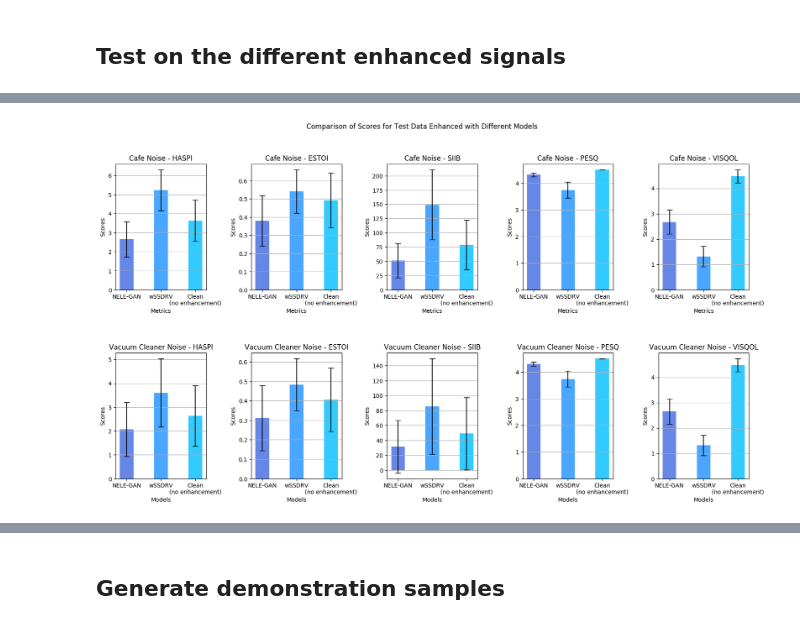
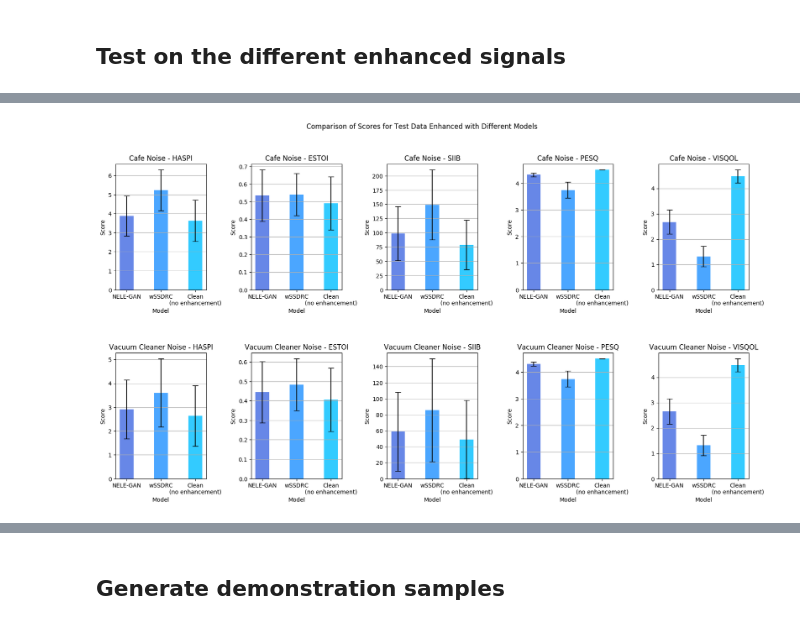
Before and after one commit to BrentonAD/SIT789-Task5-2HD, a Jupyter notebook: SIT789-Task5-2HD-notebook.ipynb, the cells around one changed output, grey strips where cells are left out. Drawn from its saved outputs; the diff is of its cells as text; code cells hidden in the pictures.

Commit message:
Fix bug in model testing

```diff
--- a/SIT789-Task5-2HD-notebook.ipynb
+++ b/SIT789-Task5-2HD-notebook.ipynb
@@ -934,7 +934,7 @@ p_power = (1/6) # or 0.15
 inv_p = 6
 Test_enhanced_Name = []
 utterance = 0
-output_path = "test-enhanced-data"
+output_path = "testing-enhanced-data"
 os.makedirs(output_path, exist_ok=True)
 G.eval()
 with torch.no_grad():
@@ -965,7 +965,6 @@ with torch.no_grad():
         mask = mask * beta_2 # normed alpha2
         mask = mask.detach().cpu().squeeze(0).numpy()
         enh_wav = SP_to_wav(mask, clean_mag, clean_phase) # enh_wav has approximately same energy as input, but not strictlly same since calculation error
-        enh_wav = enh_wav / rms(enh_wav) * 0.030 # Normalize enh_wav into exactly same energy level as input (here rms is set to 0.03 because we pre-normalized input speech into 0.03 RMS)
 
         enhanced_name=output_path+"/"+ wave_name[:-4]+'@1.wav'
 
@@ -996,7 +995,7 @@ def test_enhanced_signals(clean_wav_root, noise_wav_root, enhanced_file_list, no
 clean_wav_root = "data/Test/Clean/"
 noise_wav_root = "data/Test/Noise/"
 
-nele_gan_enhanced_list = [ "test-enhanced-data/"+file for file in os.listdir("test-enhanced-data") ]
+nele_gan_enhanced_list = [ "testing-enhanced-data/"+file for file in os.listdir("testing-enhanced-data") ]
 wssdrc_enhanced_list = [ "data/Test/MultiEnh/"+file for file in os.listdir("data/Test/MultiEnh") ]
 clean_list = [ clean_wav_root+file for file in os.listdir(clean_wav_root) ]
 
@@ -1017,7 +1032,7 @@ import numpy as np
 import matplotlib.pyplot as plt
 
 metrics = ('HASPI', 'ESTOI', 'SIIB', 'PESQ', 'VISQOL')
-model_names = ["NELE-GAN", "wSSDRV", "Clean\n(no enhancement)"]
+model_names = ["NELE-GAN", "wSSDRC", "Clean\n(no enhancement)"]
 
 # Number of metrics
 num_models = len(model_names)
@@ -1045,38 +1060,38 @@ bar_width = 0.4
 
 # Create a figure and subplots
 fig, axes = plt.subplots(nrows=2, ncols=len(metrics), figsize=(20, 10))
 
 # Create clustered bars for each metric - Cafe Noise
 for i, metric in enumerate(metrics):
     axes[0, i].bar(x, [cafe_nele_gan_avgs[i], cafe_wssdrc_avgs[i], cafe_clean_avgs[i]], bar_width, yerr=[cafe_nele_gan_std[i], cafe_wssdrc_std[i], cafe_clean_std[i]], ecolor='black', capsize=5, label='wSSDRC', color=['royalblue', 'dodgerblue', 'deepskyblue'], alpha=0.8)
     # Set the x-axis ticks and labels
     axes[0, i].set_xticks(x)
     axes[0, i].set_xticklabels(model_names)
     axes[0, i].grid(axis='y')
     # Set labels and title
-    axes[0, i].set_xlabel('Metrics')
-    axes[0, i].set_ylabel('Scores')
+    axes[0, i].set_xlabel('Model')
+    axes[0, i].set_ylabel('Score')
     axes[0, i].set_title(f'Cafe Noise - {metric}')
 
     axes[1, i].bar(x, [vacuum_nele_gan_avgs[i], vacuum_wssdrc_avgs[i], vacuum_clean_avgs[i]], bar_width, yerr=[vacuum_nele_gan_std[i], vacuum_wssdrc_std[i], vacuum_clean_std[i]], ecolor='black', capsize=5, label='wSSDRC', color=['royalblue', 'dodgerblue', 'deepskyblue'], alpha=0.8)
     # Set the x-axis ticks and labels
     axes[1, i].set_xticks(x)
     axes[1, i].set_xticklabels(model_names)
     axes[1, i].grid(axis='y')
     # Set labels and title
-    axes[1, i].set_xlabel('Models')
-    axes[1, i].set_ylabel('Scores')
+    axes[1, i].set_xlabel('Model')
+    axes[1, i].set_ylabel('Score')
     axes[1, i].set_title(f'Vacuum Cleaner Noise - {metric}')
 
 fig.suptitle('Comparison of Scores for Test Data Enhanced with Different Models')
 
 # Adjust spacing between subplots
 plt.subplots_adjust(hspace=0.5, wspace=0.5)
 
 # Display the plot
 plt.show()
 # %% [output]
-[figure, old version]
+[figure, new version]
 # %%
 # Calculate averages and std
 cafe_nele_gan_display = [ f"{np.mean(score):0.3f} (std: {np.std(score):0.4f})" for score in cafe_nele_gan_scores ]
```
Also changed, not shown: parts of 4 cells of this notebook, 6 other files.
